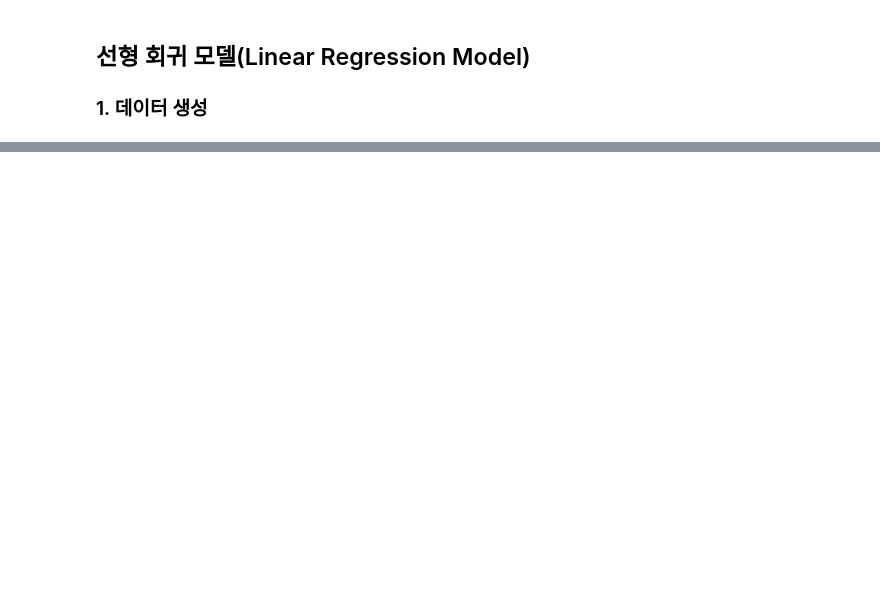
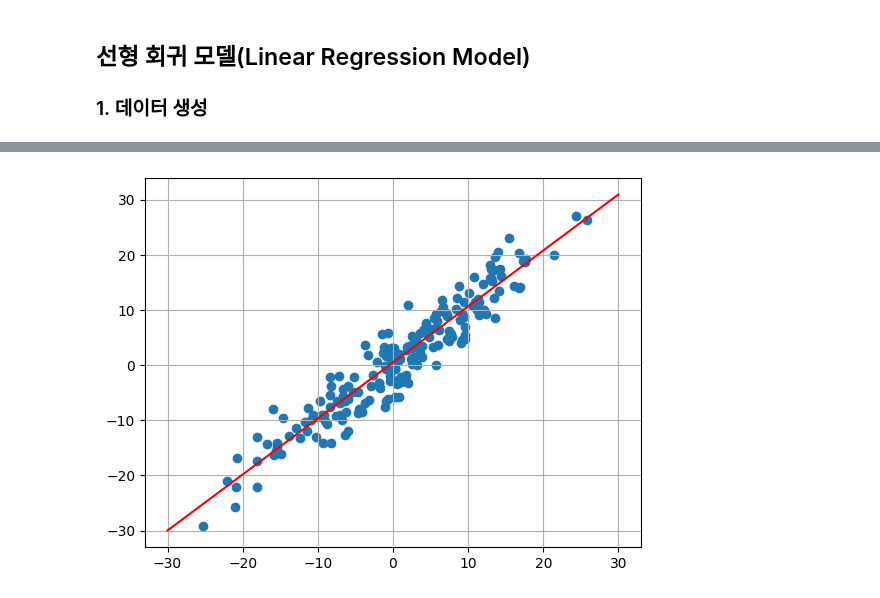
Before and after one commit to kitae104/PyTorch_Basic, a Jupyter notebook: 01_start/06_선형회귀모델.ipynb, the cells around one changed output, grey strips where cells are left out. Saved outputs shown, nothing was run; the diff lists cells and outputs as text; code cells hidden in the pictures; blank space fills up the shorter version.

```diff
--- a/01_start/06_선형회귀모델.ipynb
+++ b/01_start/06_선형회귀모델.ipynb
@@ -21,0 +100,11 @@ plt.show()
+# %%
+w1, b1 = w[0][0].item(), b[0].item()        # w, b를 각각 w1, b1에 할당
+x1 = np.array([-30, 30])                    # x1은 -30부터 30까지의 범위
+y1 = w1 * x1 + b1                           # y1은 w1 * x1 + b1
+
+plt.plot(x1, y1, c='r')                      # 빨간색 선으로 y1을 그림
+plt.scatter(X, y)            # 산점도를 그림
+plt.grid()
+plt.show()
+# %% [output]
+[figure, added]
```
Also changed, not shown: parts of 10 cells of this notebook.
